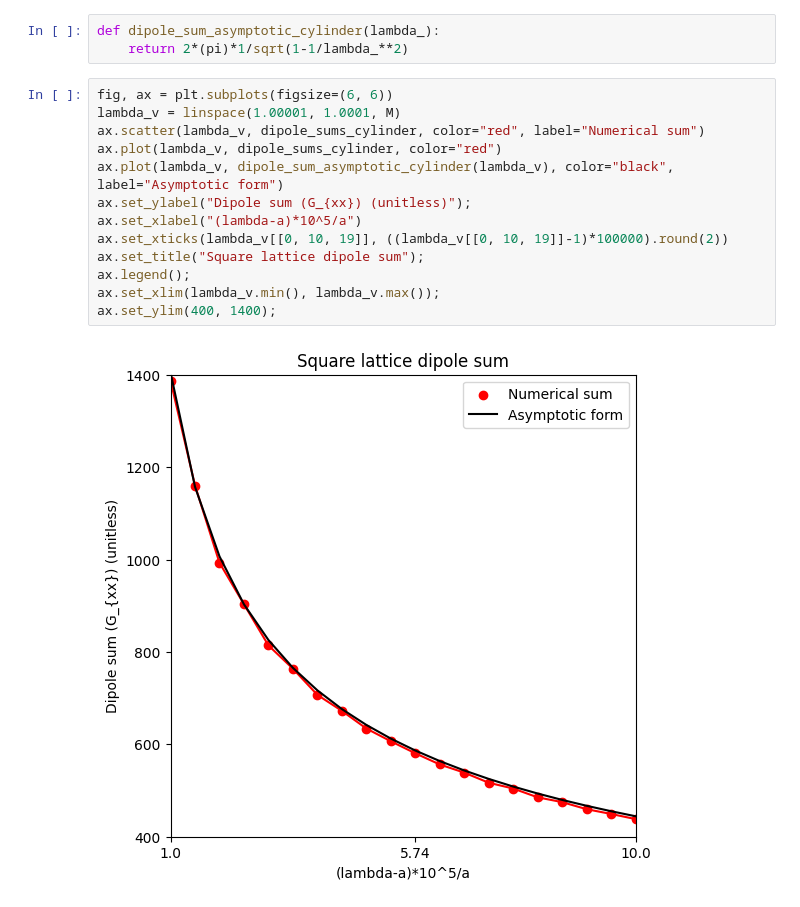
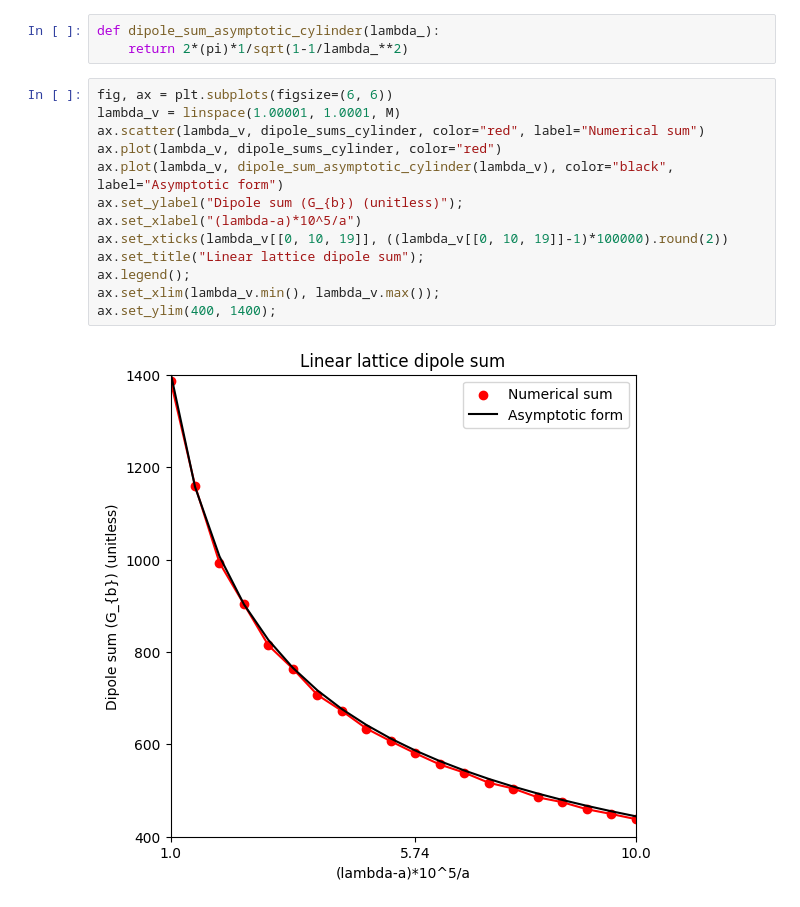
Before and after one commit to AliGhorashiCMT/Coherent-Perfect-Absorption, a Jupyter notebook: spheres/Dipole lattice sums.ipynb, the cells around one changed output. Cells and saved outputs as stored; diff of their text form.

```diff
--- a/spheres/Dipole lattice sums.ipynb
+++ b/spheres/Dipole lattice sums.ipynb
@@ -119,15 +134,15 @@ def dipole_sum_asymptotic_cylinder(lambda_):
 # %%
 fig, ax = plt.subplots(figsize=(6, 6))
 lambda_v = linspace(1.00001, 1.0001, M)
 ax.scatter(lambda_v, dipole_sums_cylinder, color="red", label="Numerical sum")
 ax.plot(lambda_v, dipole_sums_cylinder, color="red")
 ax.plot(lambda_v, dipole_sum_asymptotic_cylinder(lambda_v), color="black", label="Asymptotic form")
-ax.set_ylabel("Dipole sum (G_{xx}) (unitless)");
+ax.set_ylabel("Dipole sum (G_{b}) (unitless)");
 ax.set_xlabel("(lambda-a)*10^5/a")
 ax.set_xticks(lambda_v[[0, 10, 19]], ((lambda_v[[0, 10, 19]]-1)*100000).round(2))
-ax.set_title("Square lattice dipole sum");
+ax.set_title("Linear lattice dipole sum");
 ax.legend();
 ax.set_xlim(lambda_v.min(), lambda_v.max());
 ax.set_ylim(400, 1400);
 # %% [output]
-[figure, old version]
+[figure, new version]
```
Also changed, not shown: parts of 6 cells of this notebook.
